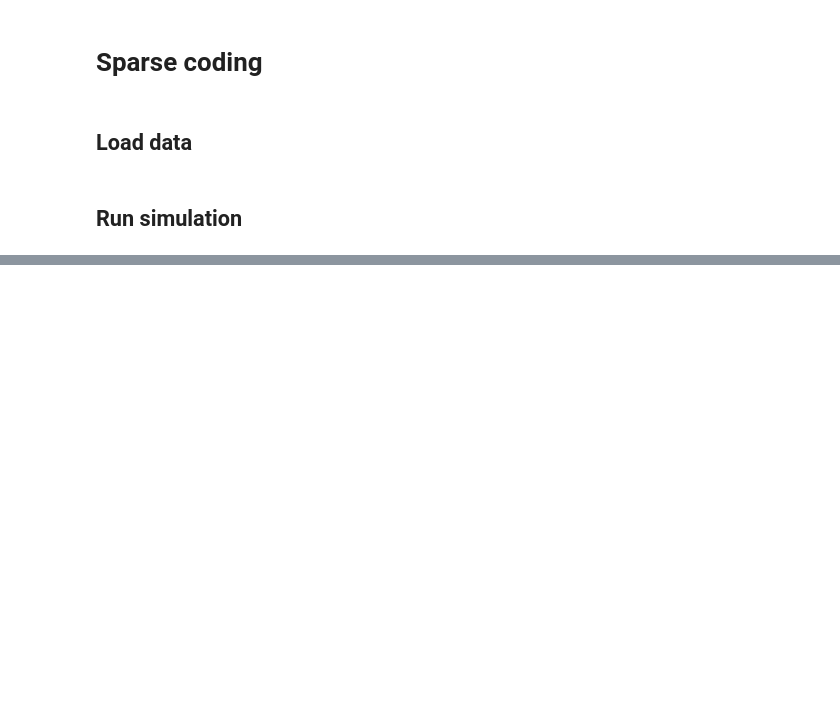
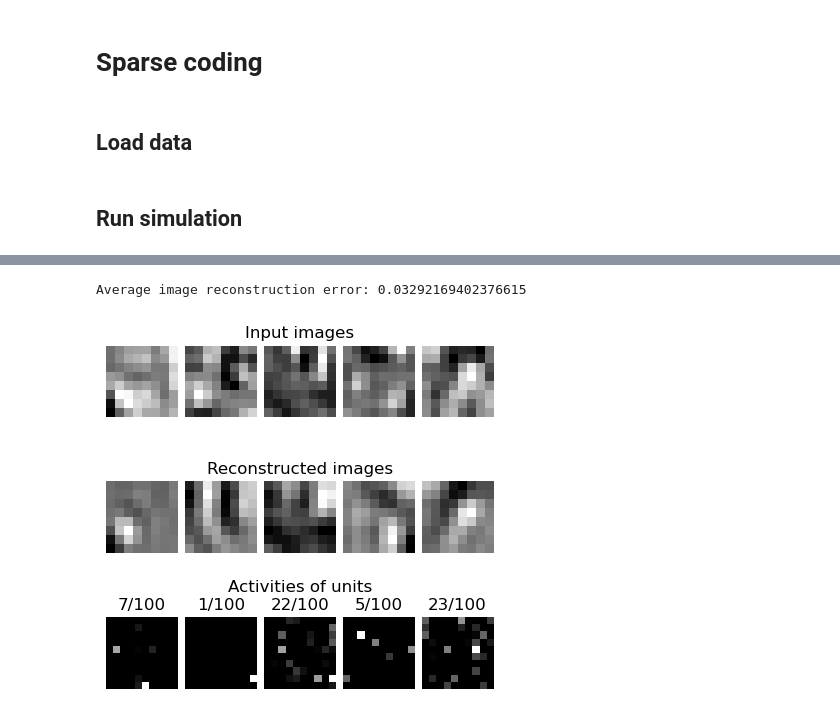
Before and after one commit to I-Pica/SparseCoding-OlshausenField-Model, a Jupyter notebook: sparse-coding.ipynb, the cells around one changed output, grey strips where cells are left out. Drawn from its saved outputs; the diff is of its cells as text; code cells hidden in the pictures; blank space fills up the shorter version.

```diff
--- a/sparse-coding.ipynb
+++ b/sparse-coding.ipynb
@@ -86,0 +166,31 @@ for iter_ in tqdm(range(num_iter)):
+# %%
+print("Average image reconstruction error:", model.calculate_total_error(error))
+
+recons = model.r @ model.Phi.T
+
+fig = plt.figure(figsize=(5, 5))
+for i in tqdm(range(batch_size)):
+    plt.subplot(3, 5, i+1)
+    plt.imshow(np.reshape(inputs[i, :], (sz, sz)), cmap="gray")
+    plt.axis("off")
+
+    plt.subplot(3, 5, i+6)
+    plt.imshow(np.reshape(recons[i, :], (sz, sz)), cmap="gray")
+    plt.axis("off")
+
+    plt.subplot(3, 5, i+11)
+    plt.imshow(np.reshape(model.r[i,:], (10, 10)), cmap="gray")
+    plt.axis("off")
+    plt.title("%i/%i" % (np.count_nonzero(model.r[i,:]), 100))
+plt.subplot(3, 5, 3)
+plt.title("Input images")
+plt.subplot(3, 5, 8)
+plt.title("Reconstructed images")
+plt.subplot(3, 5, 13)
+plt.title("Activities of units\n%i/%i" % (np.count_nonzero(model.r[2,:]), 100))
+plt.subplots_adjust(hspace=0.1, wspace=0.1)
+plt.subplots_adjust(top=0.9)
+plt.show()
+# %% [output]
+Average image reconstruction error: 0.03292169402376615
+[figure, added]
```
Also changed, not shown: parts of 3 cells of this notebook.
